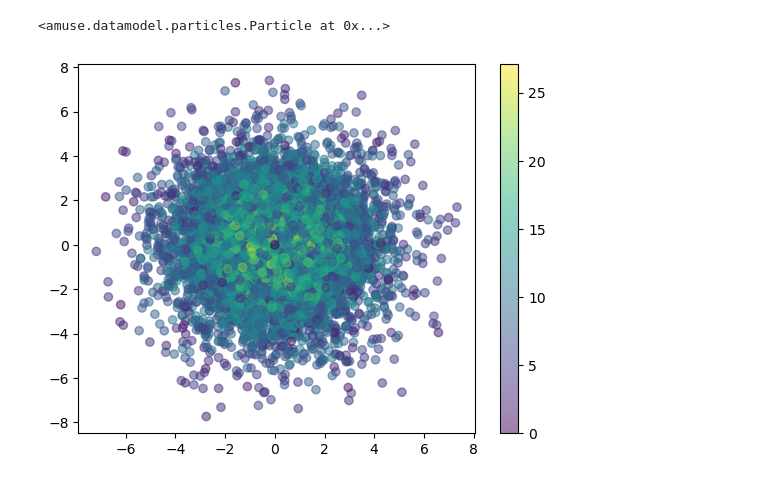
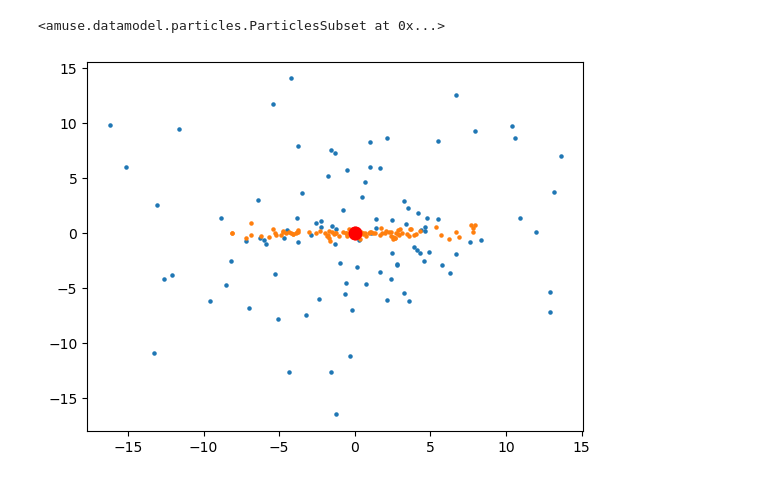
Before and after one commit to Protesticon/BBH_AMUSE, a Jupyter notebook: BH_initialization.ipynb, the cells around one changed output. Drawn from its saved outputs; the diff is of its cells as text; code cells hidden in the pictures.

```diff
--- a/BH_initialization.ipynb
+++ b/BH_initialization.ipynb
@@ -40,65 +67,38 @@ plot_cdf(m_BHs)
-# %%
-r_cluster = 3.0 | units.parsec
-from amuse.units import nbody_system
-converter=nbody_system.nbody_to_si(m_BHs.sum(), r_cluster)
-from amuse.ic.kingmodel import new_king_model
-W0 = 3.0
-bodies=new_king_model(n_BHs, W0, convert_nbody=converter)
-bodies.mass = m_BHs.in_(units.MSun)
-bodies.scale_to_standard(converter)
-bodies.move_to_center()
-# %%
-from amuse.lab import Particles
-SMBH = Particles(1)
-SMBH.name = "SMBH"
-SMBH.mass = 4.154e+6 | units.MSun
-SMBH.position = (0, 0, 0) | units.pc
-SMBH.velocity = (0, 0, 0) | units.kms
-
-bodies.add_particle(SMBH)
-# %% [output]
-<amuse.datamodel.particles.Particle at 0x...>
 # %%
 from amuse.ext.protodisk import ProtoPlanetaryDisk
 from amuse.lab import nbody_system
 
 def make_disk_around_SMBH(SMBH):
     R = 10|units.pc
-    Ndisk = 1000
-    Rin = 0.0001
+    Ndisk = 100
+    Rin = 0.001
     Rout = 1
     Pinner = orbital_period(SMBH.mass, Rin*R)
     Mdisk = 1e-2 * SMBH.mass
     converter1 = nbody_system.nbody_to_si(SMBH.mass.sum(), R)
 
     disk = ProtoPlanetaryDisk(Ndisk,
                               convert_nbody=converter1,
                               Rmin=Rin,
                               Rmax=Rout,
                               q_out=10.0,
                               discfraction=Mdisk/SMBH.mass).result
     disk.name = "gas disk "
     disk.move_to_center()
     masses = Mdisk/float(Ndisk)
     disk.mass = masses
     rho = 3.0| (units.g/units.cm**3)
     disk.radius = (disk.mass/(4*rho))**(1./3.)
     return disk, Pinner, converter1
 
 disk, Pinner, converter1 = make_disk_around_SMBH(SMBH)
 from amuse.plot import scatter
-def plot(SMBH, disk):
-    scatter(disk.x.value_in(units.pc), disk.z.value_in(units.pc), s=5)
+def plot(body):
+    scatter(body.x.value_in(units.pc), body.z.value_in(units.pc), s=5)
     scatter(SMBH.x.value_in(units.pc), SMBH.z.value_in(units.pc), s=80, c='r')
-plot(SMBH, bodies)
-plot(SMBH, disk)
+plot(bodies)
+plot(disk)
+bodies.add_particles(SMBH)
+# %% [output]
+<amuse.datamodel.particles.ParticlesSubset at 0x...>
+[figure, added]
-# %%
-from amuse.plot import scatter
-def plot_snapshot(bodies):
-    v = (bodies.vx**2 + bodies.vy**2 + bodies.vz**2).sqrt()
-    scatter(bodies.x.value_in(units.pc), bodies.y.value_in(units.pc), c=v.value_in(units.kms), alpha=0.5)
-    pyplot.colorbar()
-    pyplot.show()
-plot_snapshot(bodies)
-# %% [output]
-[figure, removed]
```
Also changed, not shown: parts of 13 cells of this notebook.
